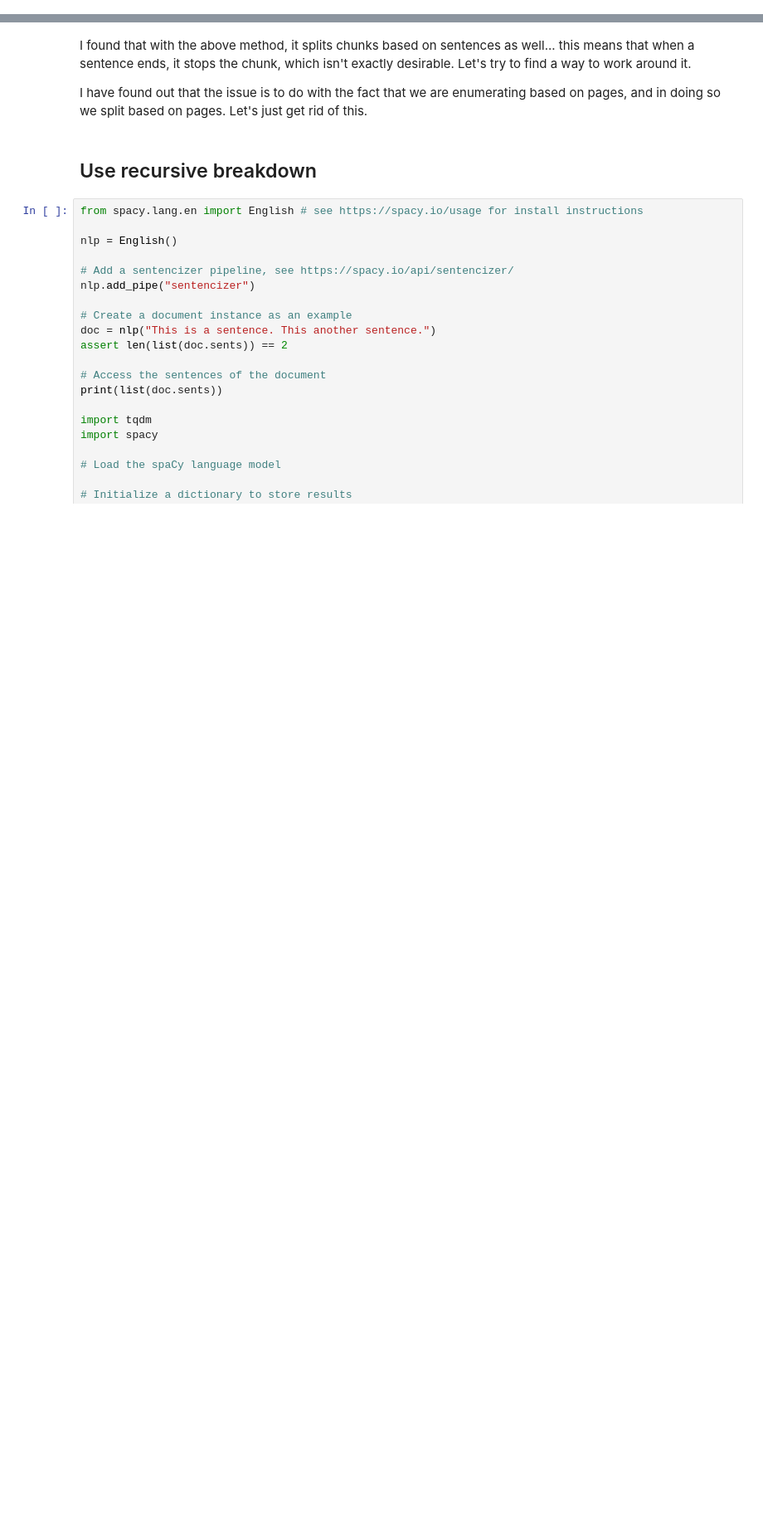
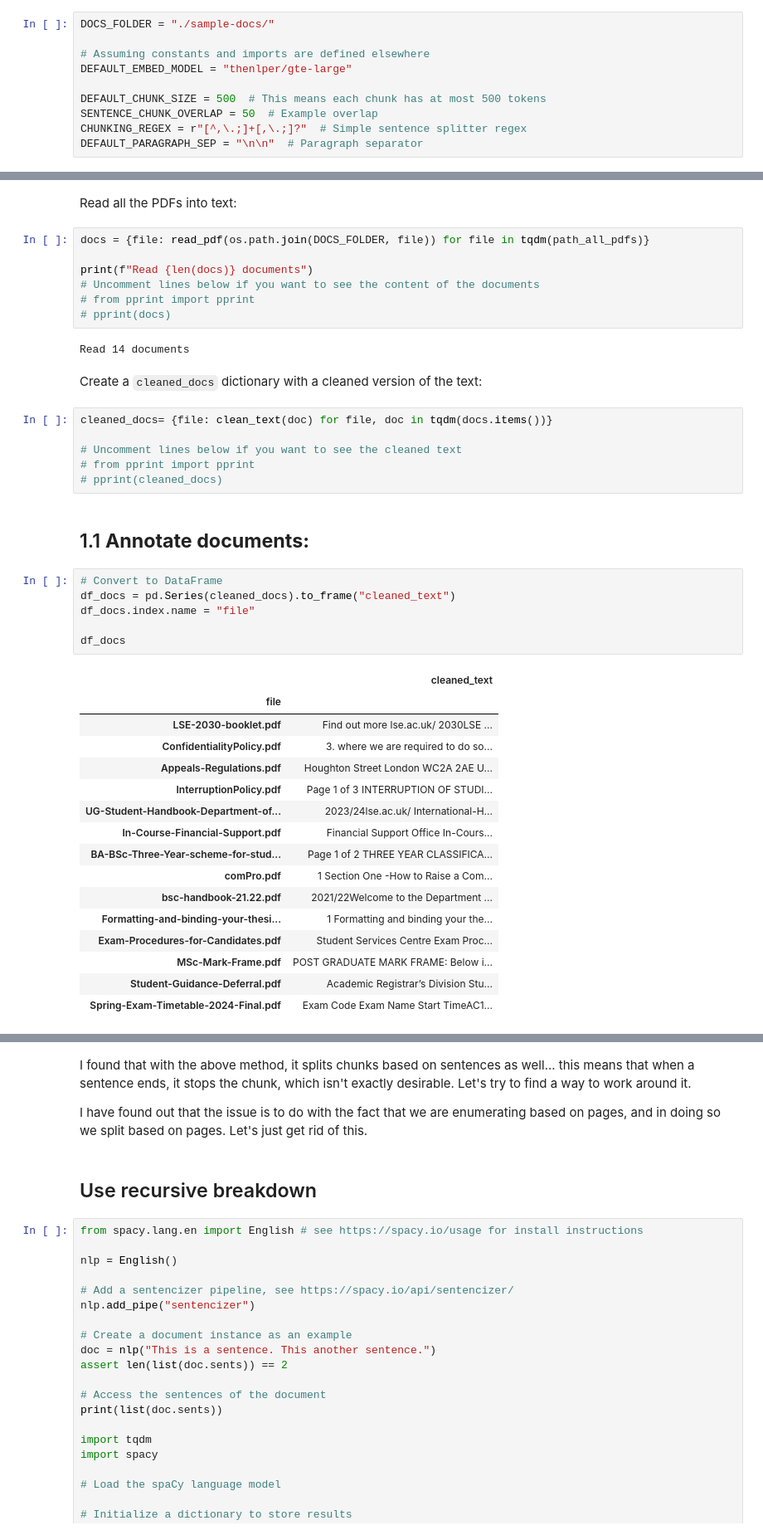
Before and after one commit to LSE-DSI/chat-lse, a Jupyter notebook: notebooks/experiments/NB04 - Explore SentenceSplitter.ipynb, the cells around one changed output, grey strips where cells are left out. Shown at 83% size. Drawn from its saved outputs; the diff is of its cells as text; blank space fills up the shorter version.

```diff
--- a/notebooks/experiments/NB04 - Explore SentenceSplitter.ipynb
+++ b/notebooks/experiments/NB04 - Explore SentenceSplitter.ipynb
@@ -0,0 +35,10 @@
+# %%
+DOCS_FOLDER = "./sample-docs/"
+
+# Assuming constants and imports are defined elsewhere
+DEFAULT_EMBED_MODEL = "thenlper/gte-large"
+
+DEFAULT_CHUNK_SIZE = 500  # This means each chunk has at most 500 tokens
+SENTENCE_CHUNK_OVERLAP = 50  # Example overlap
+CHUNKING_REGEX = r"[^,\.;]+[,\.;]?"  # Simple sentence splitter regex
+DEFAULT_PARAGRAPH_SEP = "\n\n"  # Paragraph separator
@@ -0,0 +98,44 @@
+# %% [markdown]
+Read all the PDFs into text:
+# %%
+docs = {file: read_pdf(os.path.join(DOCS_FOLDER, file)) for file in tqdm(path_all_pdfs)}
+
+print(f"Read {len(docs)} documents")
+# Uncomment lines below if you want to see the content of the documents
+# from pprint import pprint
+# pprint(docs)
+# %% [output]
+Read 14 documents
+# %% [markdown]
+Create a `cleaned_docs` dictionary with a cleaned version of the text:
+# %%
+cleaned_docs= {file: clean_text(doc) for file, doc in tqdm(docs.items())}
+
+# Uncomment lines below if you want to see the cleaned text
+# from pprint import pprint
+# pprint(cleaned_docs)
+# %% [markdown]
+## 1.1 **Annotate documents:**
+# %%
+# Convert to DataFrame
+df_docs = pd.Series(cleaned_docs).to_frame("cleaned_text")
+df_docs.index.name = "file"
+
+df_docs
+# %% [output]
+|  | cleaned_text |
+| file |  |
+| LSE-2030-booklet.pdf | Find out more lse.ac.uk/ 2030LSE ... |
+| ConfidentialityPolicy.pdf | 3. where we are required to do so... |
+| Appeals-Regulations.pdf | Houghton Street London WC2A 2AE U... |
+| InterruptionPolicy.pdf | Page 1 of 3 INTERRUPTION OF STUDI... |
+| UG-Student-Handbook-Department-of... | 2023/24lse.ac.uk/ International-H... |
+| In-Course-Financial-Support.pdf | Financial Support Office In-Cours... |
+| BA-BSc-Three-Year-scheme-for-stud... | Page 1 of 2 THREE YEAR CLASSIFICA... |
+| comPro.pdf | 1 Section One -How to Raise a Com... |
+| bsc-handbook-21.22.pdf | 2021/22Welcome to the Department ... |
+| Formatting-and-binding-your-thesi... | 1 Formatting and binding your the... |
+| Exam-Procedures-for-Candidates.pdf | Student Services Centre Exam Proc... |
+| MSc-Mark-Frame.pdf | POST GRADUATE MARK FRAME: Below i... |
+| Student-Guidance-Deferral.pdf | Academic Registrar’s Division Stu... |
+| Spring-Exam-Timetable-2024-Final.pdf | Exam Code Exam Name Start TimeAC1... |
```
Also changed, not shown: parts of 25 cells of this notebook.
